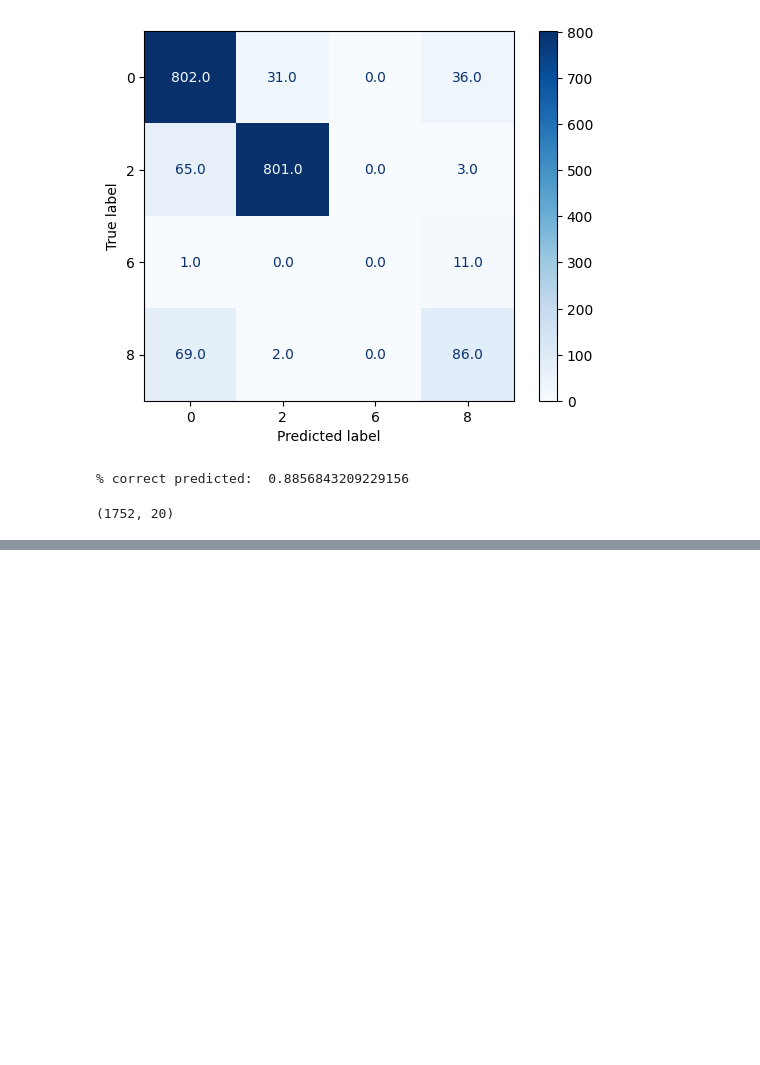
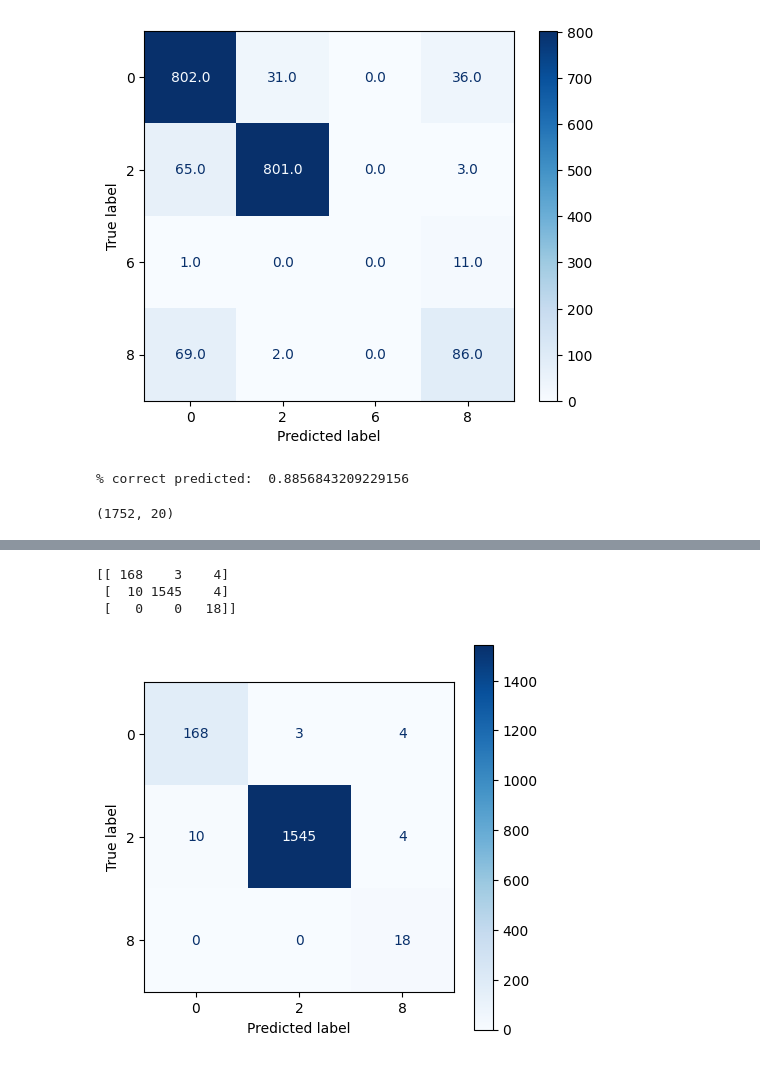
Before and after one commit to s-matke/eco-forecast, a Jupyter notebook: src/model.ipynb, the cells around one changed output, grey strips where cells are left out. Cells and saved outputs as stored; diff of their text form; code cells hidden in the pictures; blank space fills up the shorter version.

```diff
--- a/src/model.ipynb
+++ b/src/model.ipynb
@@ -346,0 +365,17 @@ Fitting 4 folds for each of 480 candidates, totalling 1920 fits
+# %%
+params = {'activation': 'relu',
+    'batch_size': 80,
+    'early_stopping': True,
+    'hidden_layer_sizes': (64, 64, 64),
+    'learning_rate': 'constant',
+    'learning_rate_init': 0.001,
+    'max_iter': 50,
+    'n_iter_no_change': 15,
+    'random_state': 42,
+    'shuffle': True,
+    'solver': 'adam',
+    'validation_fraction': 0.1}
+# %%
+model = MLPClassifier(**params, verbose=False)
+# %%
+model.fit(X_train, y_train)
@@ -346,0 +386,2 @@ Fitting 4 folds for each of 480 candidates, totalling 1920 fits
+# %%
+y_predicted = model.predict(X_test)
@@ -346,0 +407,10 @@ Fitting 4 folds for each of 480 candidates, totalling 1920 fits
+# %%
+c = confusion_matrix(y_test, y_predicted)
+print(c)
+
+plot_confusion_matrix(c, model)
+# %% [output]
+[[ 168    3    4]
+ [  10 1545    4]
+ [   0    0   18]]
+[figure, added]
```
Also changed, not shown: parts of 5 cells of this notebook, 6 other files.
